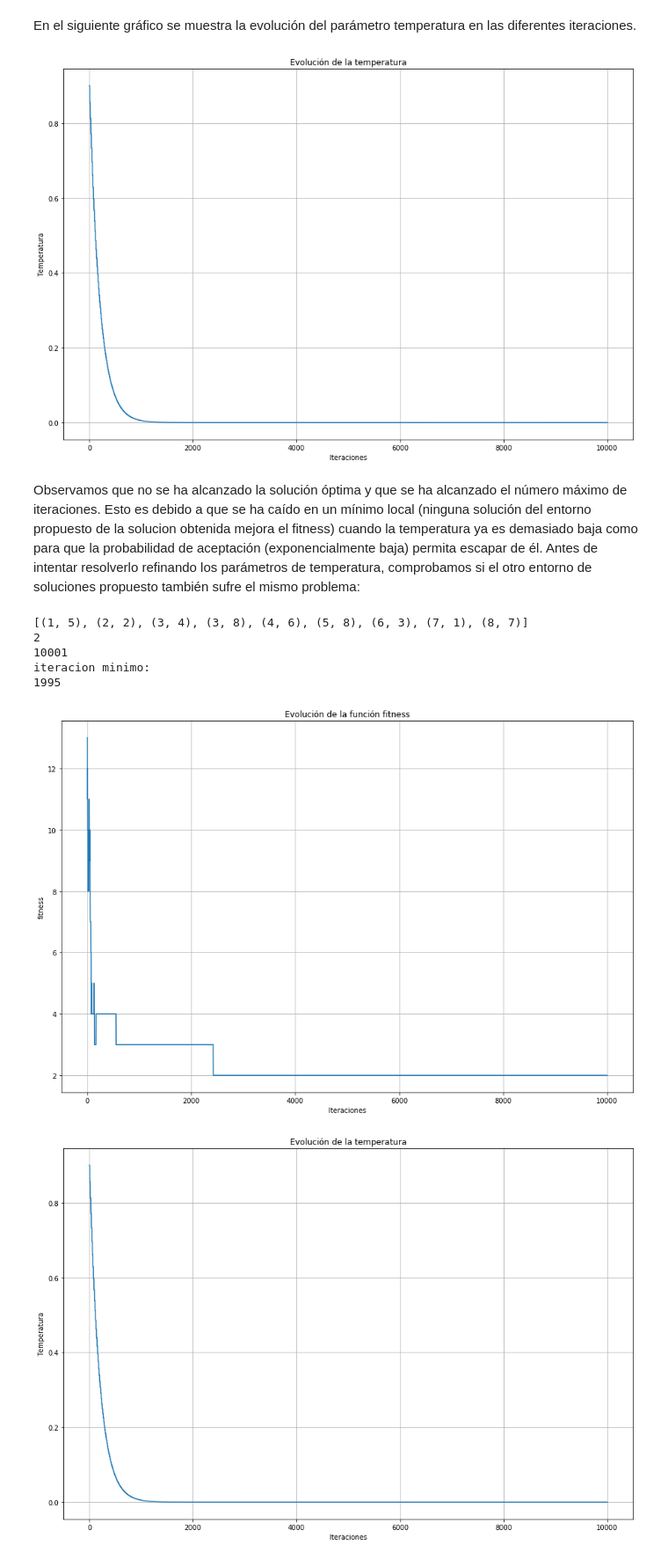
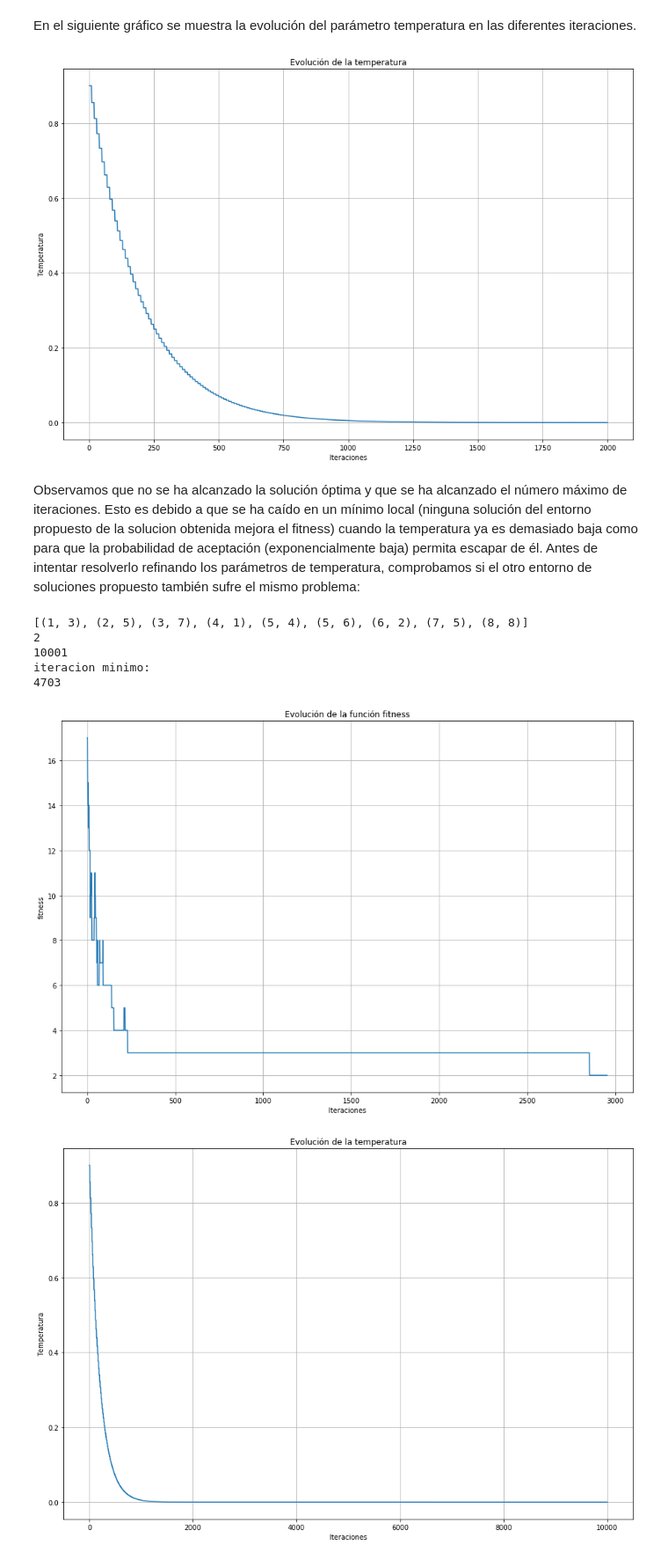
Before and after one commit to tgm185z/metodos_simulacion, a Jupyter notebook: parte3/pr3_t.ipynb, the cells around one changed output. Shown: that part at 88% size. Drawn from its saved outputs; the diff is of its cells as text; code cells hidden in the pictures.

```diff
--- a/parte3/pr3_t.ipynb
+++ b/parte3/pr3_t.ipynb
@@ -442,7 +446,7 @@ plt.show()
 En el siguiente gráfico se muestra la evolución del parámetro temperatura en las diferentes iteraciones.
 # %%
 plt.figure(figsize=(15, 10))
-plt.plot(pos, temp)
+plt.plot(pos[:2000], temp[:2000])
 # Añado una malla al gráfico
 grid()
 
@@ -451,15 +455,15 @@ xlabel('Iteraciones')
 ylabel('Temperatura')
 plt.show()
 # %% [output]
-[figure, old version]
+[figure, new version]
 # %% [markdown]
 Observamos que no se ha alcanzado la solución óptima y que se ha alcanzado el número máximo de iteraciones. Esto es debido a que se ha caído en un mínimo local (ninguna solución del entorno propuesto de la solucion obtenida mejora el fitness) cuando la temperatura ya es demasiado baja como para que la probabilidad de aceptación (exponencialmente baja) permita escapar de él. Antes de intentar resolverlo refinando los parámetros de temperatura, comprobamos si el otro entorno de soluciones propuesto también sufre el mismo problema:
 # %%
 initialSol=initialSolRandom
 fitness = lambda x, _ : num_collisions(x)
-initialTemp = lambda : 0.9
+initialTemp = lambda : 10000000
 criterio_parada = lambda f,i : f==0 or i > 10000
-update_temp = lambda T,i : updateTempStandard(T,i,L=2000, alpha=0.95)
+update_temp = lambda T,i : updateTempStandard(T,i,L=1000, alpha=0.95)
 prob_aceptacion = prob_aceptacion_standard
 random_neighbor = oneRandomRelocation
 sol, temp, pos, fit = queens(9)
@@ -469,23 +473,23 @@ print(len(fit)) # number iterations
 print("iteracion minimo:")
 print(fit.index((fit[-1])))
 # %% [output]
-[(1, 5), (2, 2), (3, 4), (3, 8), (4, 6), (5, 8), (6, 3), (7, 1), (8, 7)]
+[(1, 3), (2, 5), (3, 7), (4, 1), (5, 4), (5, 6), (6, 2), (7, 5), (8, 8)]
 2
 10001
 iteracion minimo:
-1995
+4703
 # %%
 plt.figure(figsize=(15, 10))
-plt.plot(pos, fit)
+plt.plot(pos[:2954], fit[:2954])
 
 # Añado una malla al gráfico
 grid()
 
 title('Evolución de la función fitness')
 xlabel('Iteraciones')
 ylabel('fitness')
 plt.show()
 # %% [output]
-[figure, old version]
+[figure, new version]
 # %%
 plt.figure(figsize=(15, 10))
```
Also changed, not shown: parts of 7 cells of this notebook.
